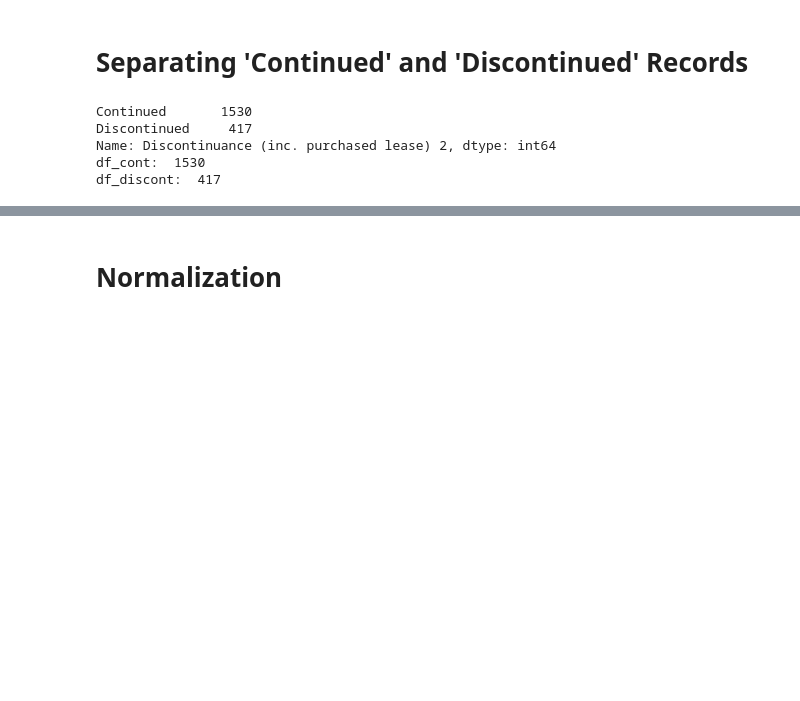
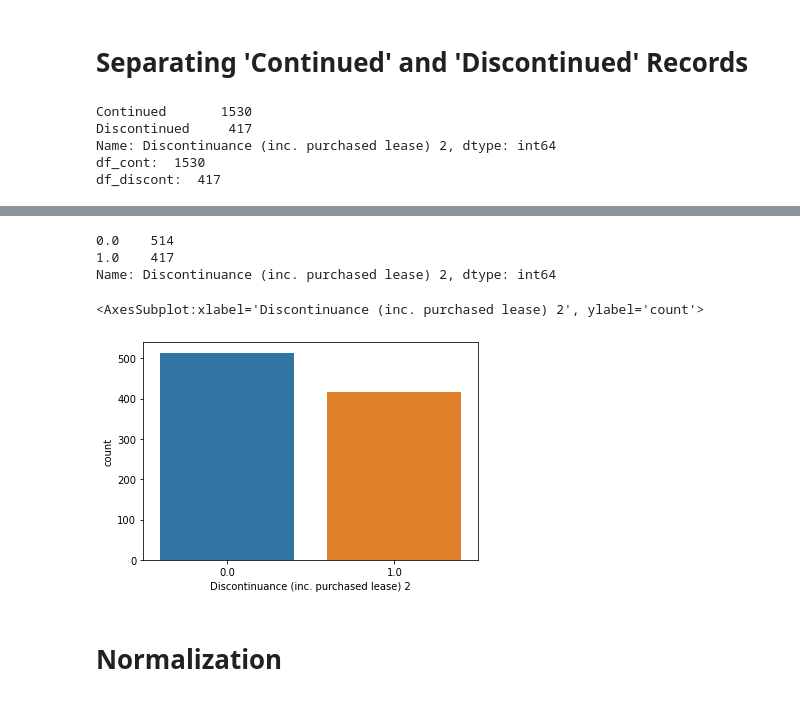
Before and after one commit to Taslim-M/EV-Customer-Discontinuation, a Jupyter notebook: version2/DataCleaningPrep.ipynb, the cells around one changed output, grey strips where cells are left out. Cells and saved outputs as stored; diff of their text form; code cells hidden in the pictures; blank space fills up the shorter version.

Commit message:
v2 - csv and dataCleaningPrep Updated

```diff
--- a/version2/DataCleaningPrep.ipynb
+++ b/version2/DataCleaningPrep.ipynb
@@ -389,0 +399,4 @@ df.head()
+# %%
+df_discont.replace('Decline to state', np.nan, inplace=True)
+df_discont.replace('Genderqueer/non-binary', np.nan, inplace=True)
+df_discont['Gender'].value_counts()
@@ -389,0 +409,26 @@ df.head()
+# %%
+from sklearn.preprocessing import OrdinalEncoder
+
+Ordinal = OrdinalEncoder(categories=[['No charging', 'Level 1', 'Level 2', 'DC Fast']])
+df_discont.loc[df_discont['Public charging'].notna(), ['Public charging']] = Ordinal.fit_transform(df_discont['Public charging'].dropna().values.reshape(-1,1))
+
+Ordinal = OrdinalEncoder(categories=[['No charging', 'Level 1', 'Level 2', 'DC Fast']])
+df_discont.loc[df_discont['Work charging (L1, L2, DC, none)'].notna(), ['Work charging (L1, L2, DC, none)']] = Ordinal.fit_transform(df_discont['Work charging (L1, L2, DC, none)'].dropna().values.reshape(-1,1))
+
+Ordinal = OrdinalEncoder(categories=[['Less than $50,000', '$50,000 to $99,999', '$100,000 to $149,999',
+                                      '$150,000 to $199,999', '$200,000 to $249,999', '$250,000 to $299,999',
+                                      '$300,000 to $349,999', '$350,000 to $399,999', '$400,000 to $449,999',
+                                      '$450,000 to $499,999', '$500,000 or more']])
+df_discont.loc[df_discont['Household_income'].notna(), ['Household_income']] = Ordinal.fit_transform(df_discont['Household_income'].dropna().values.reshape(-1,1))
+
+Ordinal = OrdinalEncoder(categories=[['Male', 'Female']])
+df_discont.loc[df_discont['Gender'].notna(), ['Gender']] = Ordinal.fit_transform(df_discont['Gender'].dropna().values.reshape(-1,1))
+
+Ordinal = OrdinalEncoder(categories=[['BEV', 'PHEV']])
+df_discont['oldcartype'] = Ordinal.fit_transform(df_discont[['oldcartype']])
+
+Ordinal = OrdinalEncoder(categories=[['Continued', 'Discontinued']])
+df_discont['Discontinuance (inc. purchased lease) 2'] = Ordinal.fit_transform(df_discont[['Discontinuance (inc. purchased lease) 2']])
+
+Ordinal = OrdinalEncoder(categories=[['No Charging', 'Level 1', 'Level 2']])
+df_discont['Home Charging (L1, L2, None)'] = Ordinal.fit_transform(df_discont[['Home Charging (L1, L2, None)']])
@@ -389,0 +455,6 @@ df.head()
+# %%
+from sklearn.impute import KNNImputer
+imputer = KNNImputer(n_neighbors=5) #default n_neighbors is 5 anyways
+df_discont = pd.DataFrame(imputer.fit_transform(df_discont),columns = df_discont.columns)
+#imputer.fit_transform(df_discont)
+df_discont.head()
@@ -389,0 +470,4 @@ df.head()
+# %%
+df2 = pd.concat([df_cont, df_discont], ignore_index=True)
+df2 = df2.sample(frac=1).reset_index(drop=True)
+df2.head()
@@ -390,3 +481,16 @@ df.head()
+# %%
+df2['Discontinuance (inc. purchased lease) 2'].value_counts()
+# %% [output]
+0.0    514
+1.0    417
+Name: Discontinuance (inc. purchased lease) 2, dtype: int64
+# %%
+import seaborn as sns
+y = df2['Discontinuance (inc. purchased lease) 2']
+sns.countplot(x = y, data = df2)
+# %% [output]
+<AxesSubplot:xlabel='Discontinuance (inc. purchased lease) 2', ylabel='count'>
+[figure, added]
 # %% [markdown]
 # Normalization
 # %%
```
Also changed, not shown: parts of 51 cells of this notebook, 1 other file.
